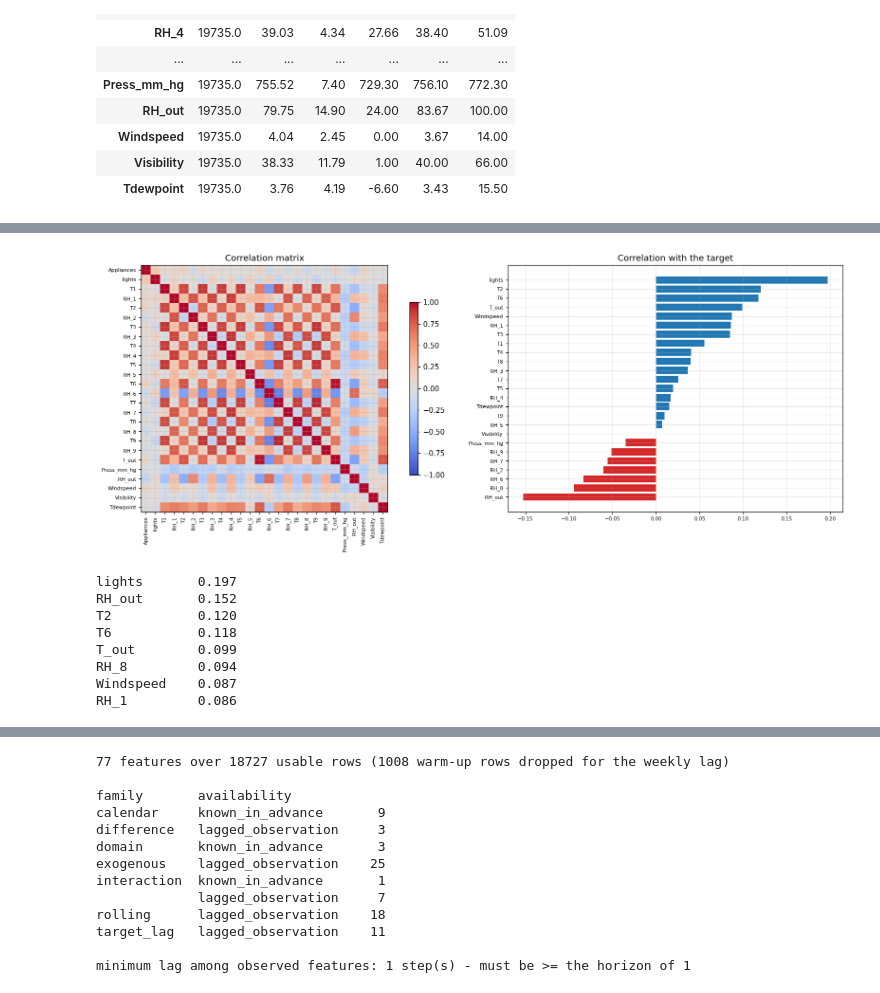
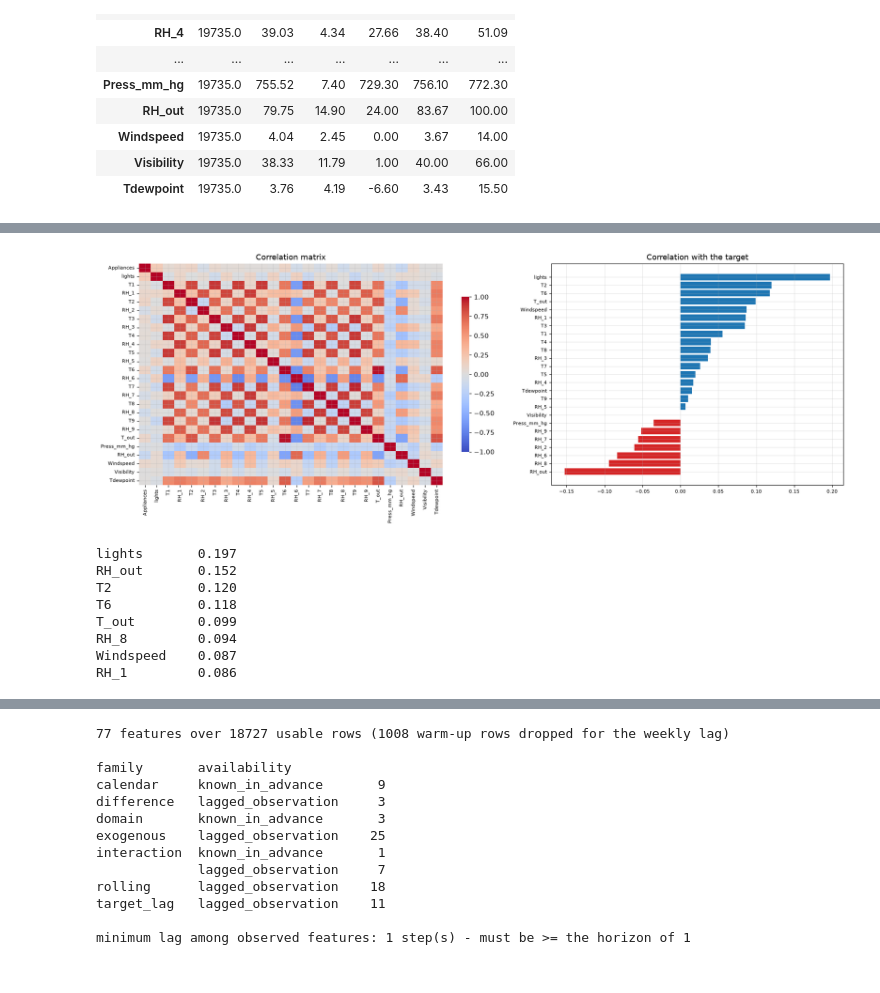
Before and after one commit to dilrukshax/energy_forecasting, a Jupyter notebook: notebooks/01_report.ipynb, the cells around one changed output, grey strips where cells are left out. Drawn from its saved outputs; the diff is of its cells as text; code cells hidden in the pictures.

```diff
--- a/notebooks/01_report.ipynb
+++ b/notebooks/01_report.ipynb
@@ -214,22 +215,23 @@ plt.tight_layout(); plt.show()
 # %%
 corr = frame.corr(numeric_only=True)
 
 fig, ax = plt.subplots(1, 2, figsize=(16, 6),
                        gridspec_kw={"width_ratios": [1.3, 1]})
-im = ax[0].imshow(corr.values, cmap="coolwarm", vmin=-1, vmax=1)
-ax[0].set_xticks(range(len(corr))); ax[0].set_xticklabels(corr.columns, rotation=90, fontsize=7)
-ax[0].set_yticks(range(len(corr))); ax[0].set_yticklabels(corr.columns, fontsize=7)
-ax[0].set_title("Correlation matrix"); fig.colorbar(im, ax=ax[0], shrink=0.7)
+sns.heatmap(corr, ax=ax[0], cmap="coolwarm", vmin=-1, vmax=1,
+            xticklabels=True, yticklabels=True, cbar_kws={"shrink": 0.7})
+ax[0].tick_params(axis="x", labelrotation=90, labelsize=7)
+ax[0].tick_params(axis="y", labelsize=7)
+ax[0].set_title("Correlation matrix")
 
 target_corr = corr[config.target].drop(config.target).sort_values()
 ax[1].barh(target_corr.index, target_corr.values,
            color=["tab:red" if v < 0 else "tab:blue" for v in target_corr.values])
 ax[1].set_title("Correlation with the target"); ax[1].tick_params(labelsize=7)
 plt.tight_layout(); plt.show()
 
 print(target_corr.abs().sort_values(ascending=False).head(8).round(3).to_string())
 # %% [output]
-[figure, old version]
+[figure, new version]
 lights       0.197
 RH_out       0.152
 T2           0.120
```
Also changed, not shown: parts of 38 cells of this notebook, 46 other files.
